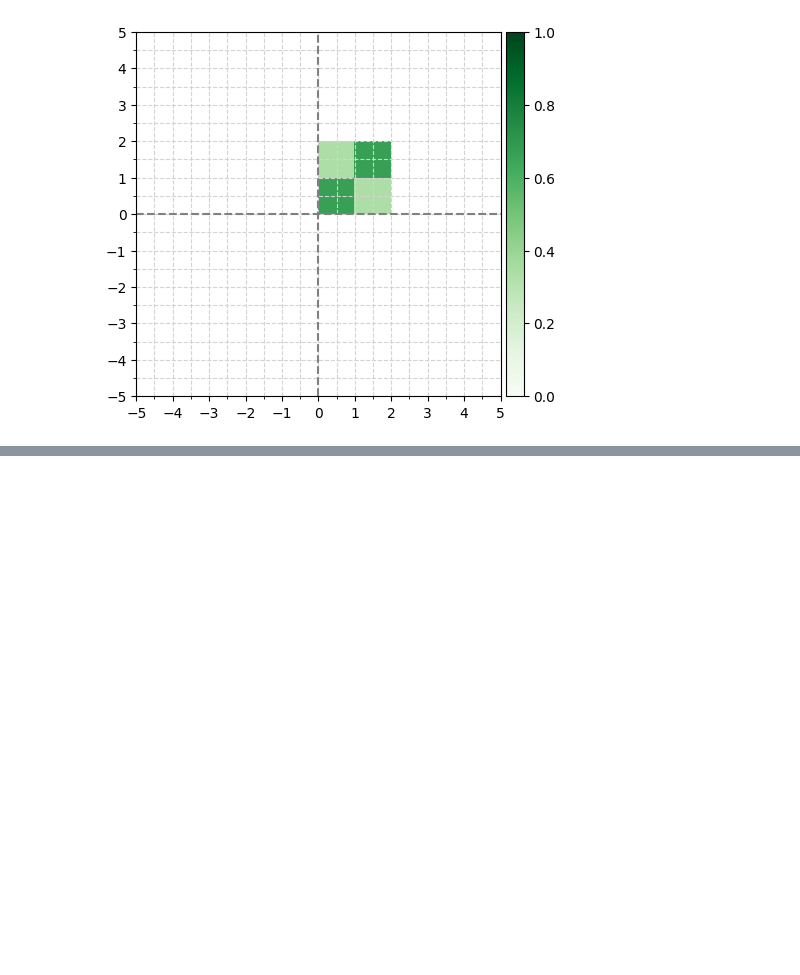
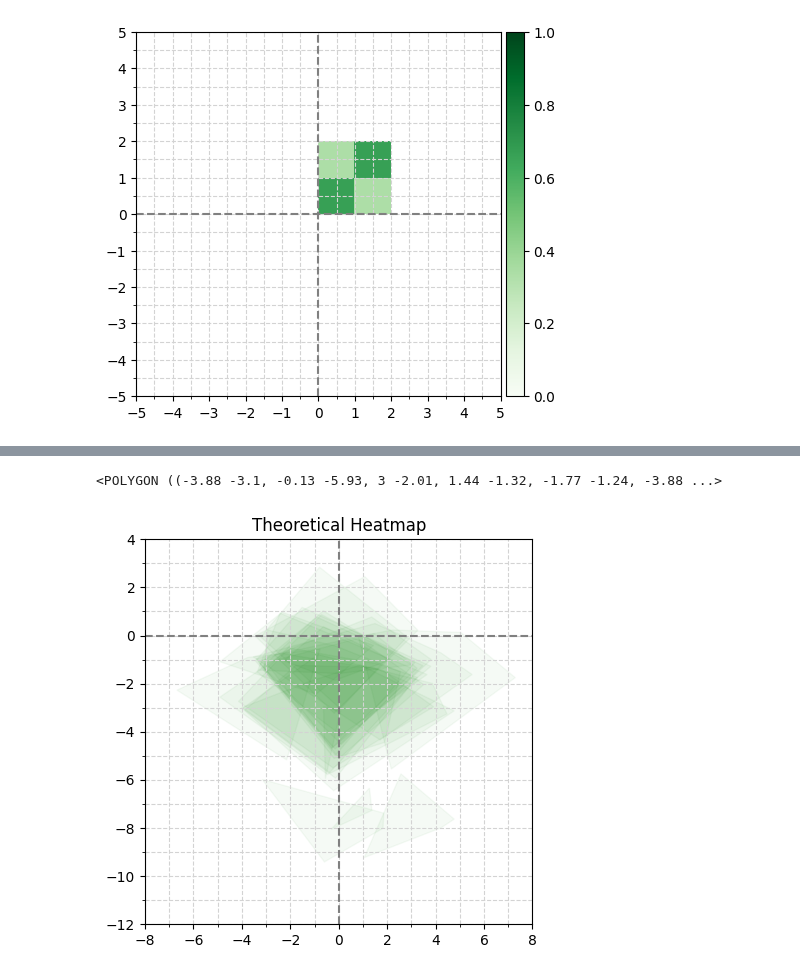
Before and after one commit to vingkan/nflbigdatabowl2023, a Jupyter notebook: notebooks/vinesh/heatmap_example.ipynb, the cells around one changed output, grey strips where cells are left out. Saved outputs shown, nothing was run; the diff lists cells and outputs as text; code cells hidden in the pictures; blank space fills up the shorter version.

```diff
--- a/notebooks/vinesh/heatmap_example.ipynb
+++ b/notebooks/vinesh/heatmap_example.ipynb
@@ -221,3 +228,11 @@ fig.set_size_inches(5, 5)
 plt.show()
 # %% [output]
 [figure]
+# %%
+from ast import literal_eval
+
+
+df_plays = pd.read_csv(f"{DIR}/data/raw/plays.csv")
+df_play_metrics = pd.read_csv(f"{DIR}/data/outputs/play_metrics.csv")
+df_areas = pd.read_csv(f"{DIR}/data/outputs/pocket_areas.csv")
+df_areas["pocket"] = df_areas["pocket"].apply(literal_eval)
@@ -223,0 +301,12 @@ plt.show()
+# %%
+show_cols = [
+    "gameId",
+    "playId",
+    "frameId",
+    "method",
+    "vertices",
+    "possessionTeam",
+    "down",
+]
+df_pocket = get_play_pocket(df_play_metrics, df_areas, df_plays)
+df_pocket[show_cols].head(10)
@@ -223,0 +325,31 @@ plt.show()
+# %%
+default_area = "adaptive_pocket_area"
+df_pocket_default = df_pocket[df_pocket["method"] == default_area]
+pocket_shapes = vec_vertices_to_shape(df_pocket_default["vertices"])
+# %%
+pocket_shapes[0]
+# %% [output]
+<POLYGON ((-3.88 -3.1, -0.13 -5.93, 3 -2.01, 1.44 -1.32, -1.77 -1.24, -3.88 ...>
+# %%
+fig, ax = plt.subplots(1, 1)
+
+alpha = 1.0 / len(pocket_shapes)
+for shape in pocket_shapes:
+    vertices = vertices_from_shape(shape)
+    patch = PolygonPatch(vertices, color="green", alpha=alpha)
+    ax.add_patch(patch)
+
+ax.set_title("Theoretical Heatmap")
+ax.set_xlim(-8, 8)
+ax.set_ylim(-12, 4)
+ax.xaxis.set_major_locator(MultipleLocator(2))
+ax.yaxis.set_major_locator(MultipleLocator(2))
+ax.xaxis.set_minor_locator(MultipleLocator(1))
+ax.yaxis.set_minor_locator(MultipleLocator(1))
+ax.axhline(0, linestyle="--", color="gray")
+ax.axvline(0, linestyle="--", color="gray")
+ax.grid(which="both", linestyle="--", color="lightgray")
+fig.set_size_inches(5, 5)
+plt.show()
+# %% [output]
+[figure, added]
```
Also changed, not shown: parts of 5 cells of this notebook, 1 other file.
